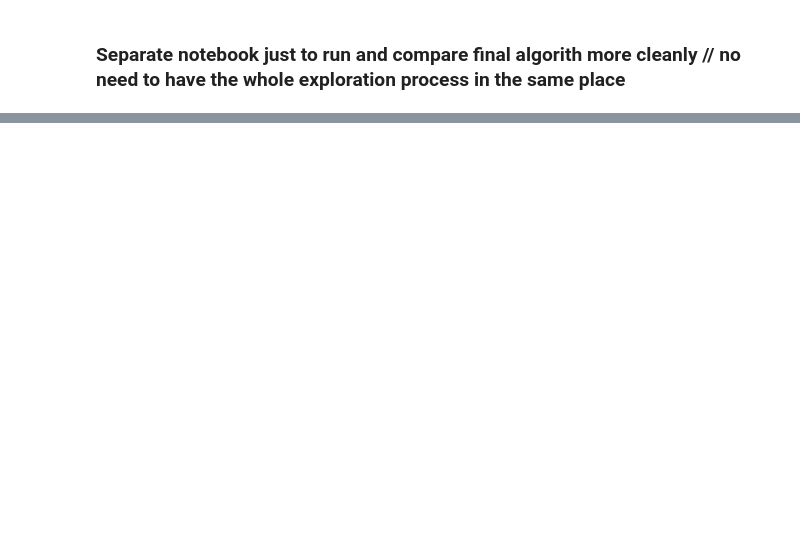
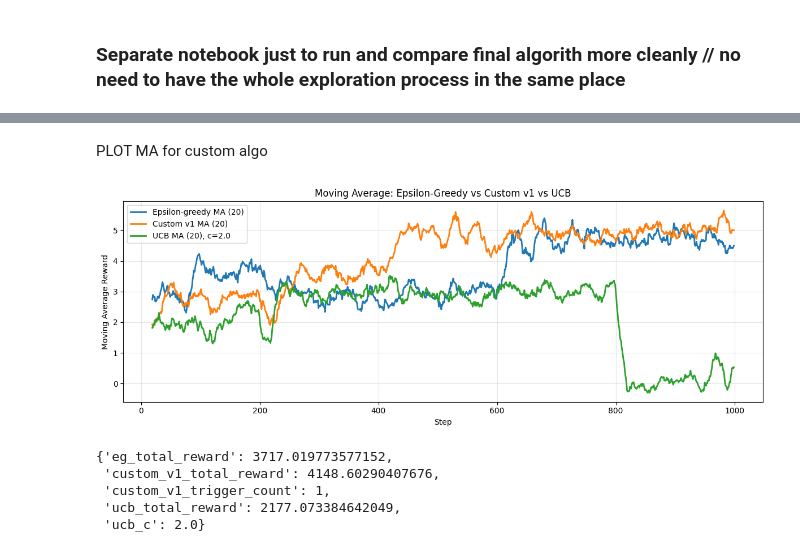
Before and after one commit to oddinho/Reinforcement-Learning-, a Jupyter notebook: final_project/part1/part1_clean.ipynb, the cells around one changed output, grey strips where cells are left out. Drawn from its saved outputs; the diff is of its cells as text; code cells hidden in the pictures; blank space fills up the shorter version.

```diff
--- a/final_project/part1/part1_clean.ipynb
+++ b/final_project/part1/part1_clean.ipynb
@@ -261,0 +356,71 @@ top10_run_summary
+# %%
+custom_params_final = {
+    'epsilon': 0.15,
+    'alpha': 5.0,
+    'window': 20,
+    'short_window': 3,
+    'k': 1.5,
+    'reset_factor': 0.2,
+    'reset_epsilon': 0.5,
+}
+# %% [markdown]
+PLOT MA for custom algo
+# %%
+episodes = 1000
+ma_window = int(custom_params_final['window'])
+ucb_c = 2.0
+
+_, eg_rewards, _, _ = epsilon_greedy(
+    Bandits_final(),
+    episodes=episodes,
+    epsilon=custom_params_final['epsilon'],
+)
+
+_, custom_v1_rewards, _, _, custom_v1_triggers = Custom_v1(
+    Bandits_final(),
+    episodes=episodes,
+    epsilon=custom_params_final['epsilon'],
+    alpha=custom_params_final['alpha'],
+    window=custom_params_final['window'],
+    short_window=custom_params_final['short_window'],
+    k=custom_params_final['k'],
+    reset_factor=custom_params_final['reset_factor'],
+    reset_epsilon=custom_params_final['reset_epsilon'],
+)
+
+_, _, _, ucb_rewards = UCB(
+    Bandits_final(),
+    time=episodes,
+    c=ucb_c,
+)
+
+x_eg_ma, eg_ma = moving_average(eg_rewards, ma_window)
+x_custom_ma, custom_v1_ma = moving_average(custom_v1_rewards, ma_window)
+x_ucb_ma, ucb_ma = moving_average(ucb_rewards, ma_window)
+
+plt.figure(figsize=(12, 4.5))
+plt.plot(x_eg_ma, eg_ma, linewidth=2, label=f"Epsilon-greedy MA ({ma_window})")
+plt.plot(x_custom_ma, custom_v1_ma, linewidth=2, label=f"Custom v1 MA ({ma_window})")
+plt.plot(x_ucb_ma, ucb_ma, linewidth=2, label=f"UCB MA ({ma_window}), c={ucb_c}")
+plt.title("Moving Average: Epsilon-Greedy vs Custom v1 vs UCB")
+plt.xlabel("Step")
+plt.ylabel("Moving Average Reward")
+plt.grid(True, alpha=0.3)
+plt.legend()
+plt.tight_layout()
+plt.show()
+
+{
+    'eg_total_reward': float(np.sum(eg_rewards)),
+    'custom_v1_total_reward': float(np.sum(custom_v1_rewards)),
+    'custom_v1_trigger_count': int(len(custom_v1_triggers)),
+    'ucb_total_reward': float(np.sum(ucb_rewards)),
+    'ucb_c': float(ucb_c),
+}
+# %% [output]
+[figure, added]
+{'eg_total_reward': 3717.019773577152,
+ 'custom_v1_total_reward': 4148.60290407676,
+ 'custom_v1_trigger_count': 1,
+ 'ucb_total_reward': 2177.073384642049,
+ 'ucb_c': 2.0}
```
Also changed, not shown: parts of 10 cells of this notebook, 1 other file.
